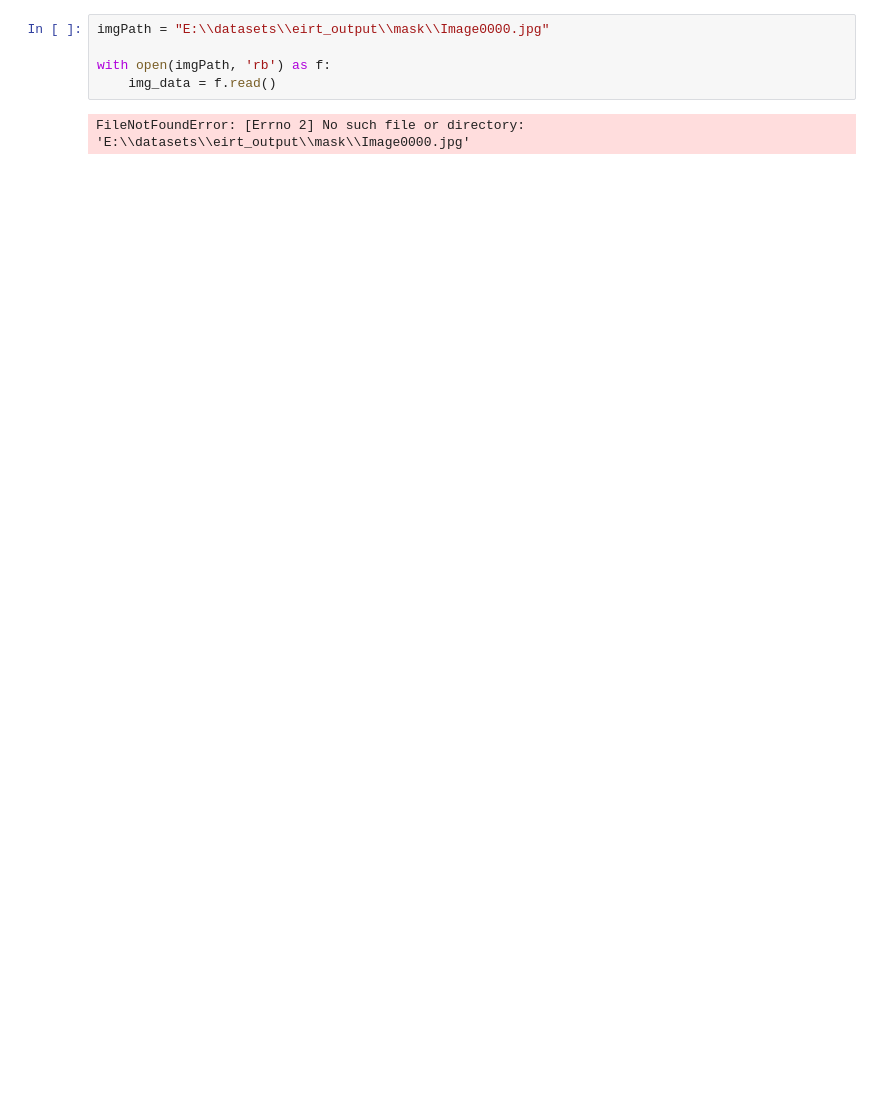
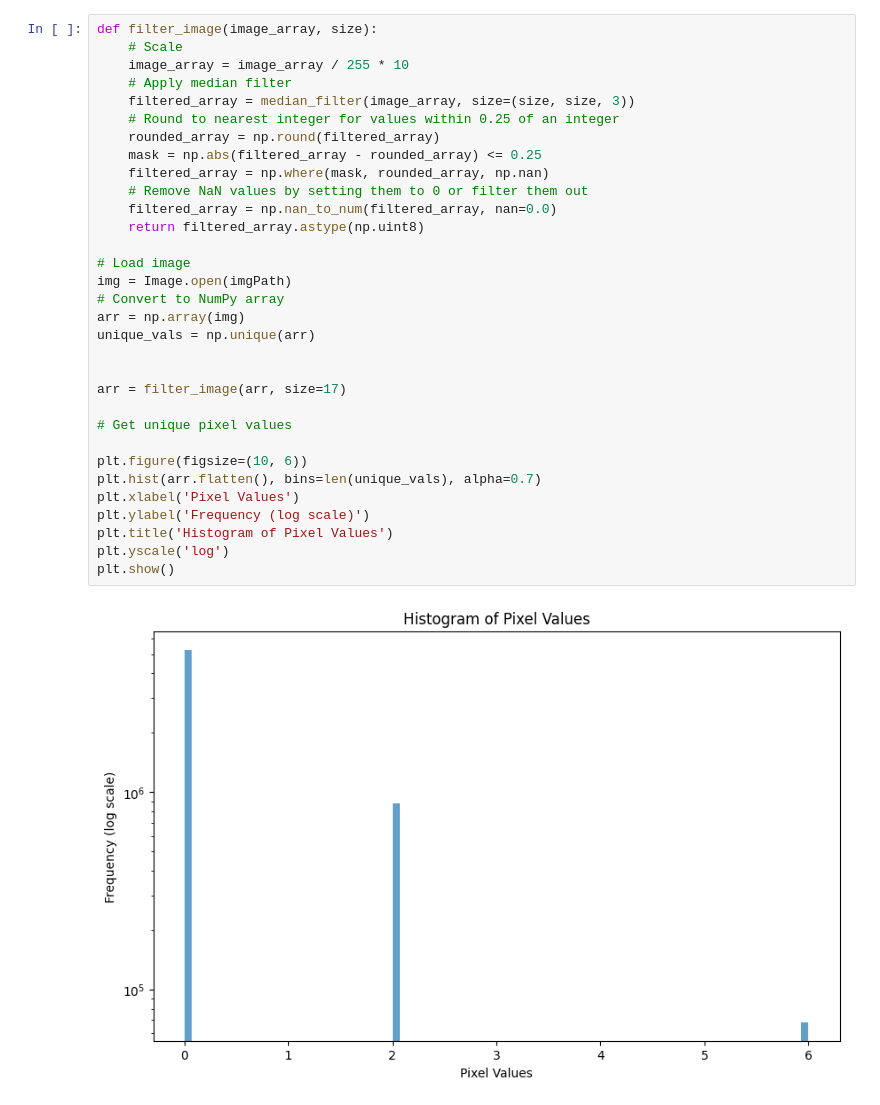
Before and after one commit to Crask21/eirt2025, a Jupyter notebook: notebooks/sbdx.ipynb, the cells around one changed output. Drawn from its saved outputs; the diff is of its cells as text; blank space fills up the shorter version.

```diff
--- a/notebooks/sbdx.ipynb
+++ b/notebooks/sbdx.ipynb
@@ -50,7 +69,34 @@ KeyboardInterrupt:
-# %%
-imgPath = "E:\\datasets\\eirt_output\\mask\\Image0000.jpg"
-
-with open(imgPath, 'rb') as f:
-    img_data = f.read()
-# %% [output]
-FileNotFoundError: [Errno 2] No such file or directory: 'E:\\datasets\\eirt_output\\mask\\Image0000.jpg'
+# %%
+def filter_image(image_array, size):
+    # Scale
+    image_array = image_array / 255 * 10
+    # Apply median filter
+    filtered_array = median_filter(image_array, size=(size, size, 3))
+    # Round to nearest integer for values within 0.25 of an integer
+    rounded_array = np.round(filtered_array)
+    mask = np.abs(filtered_array - rounded_array) <= 0.25
+    filtered_array = np.where(mask, rounded_array, np.nan)
+    # Remove NaN values by setting them to 0 or filter them out
+    filtered_array = np.nan_to_num(filtered_array, nan=0.0)
+    return filtered_array.astype(np.uint8)
+
+# Load image
+img = Image.open(imgPath)
+# Convert to NumPy array
+arr = np.array(img)
+unique_vals = np.unique(arr)
+
+
+arr = filter_image(arr, size=17)
+
+# Get unique pixel values
+
+plt.figure(figsize=(10, 6))
+plt.hist(arr.flatten(), bins=len(unique_vals), alpha=0.7)
+plt.xlabel('Pixel Values')
+plt.ylabel('Frequency (log scale)')
+plt.title('Histogram of Pixel Values')
+plt.yscale('log')
+plt.show()
+# %% [output]
+[figure, added]
```
Also changed, not shown: parts of 3 cells of this notebook, 2 other files.
